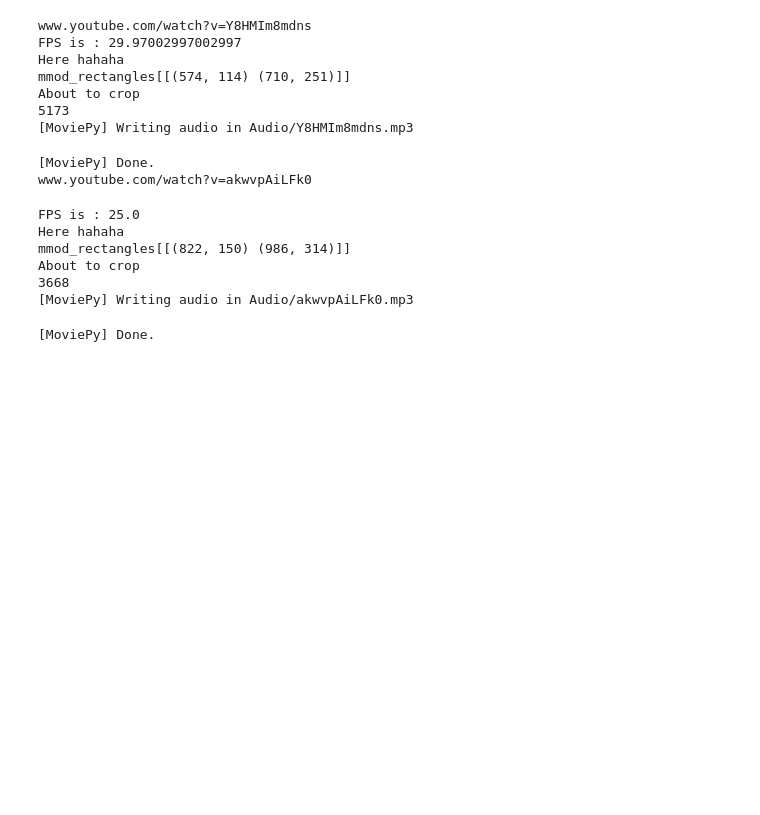
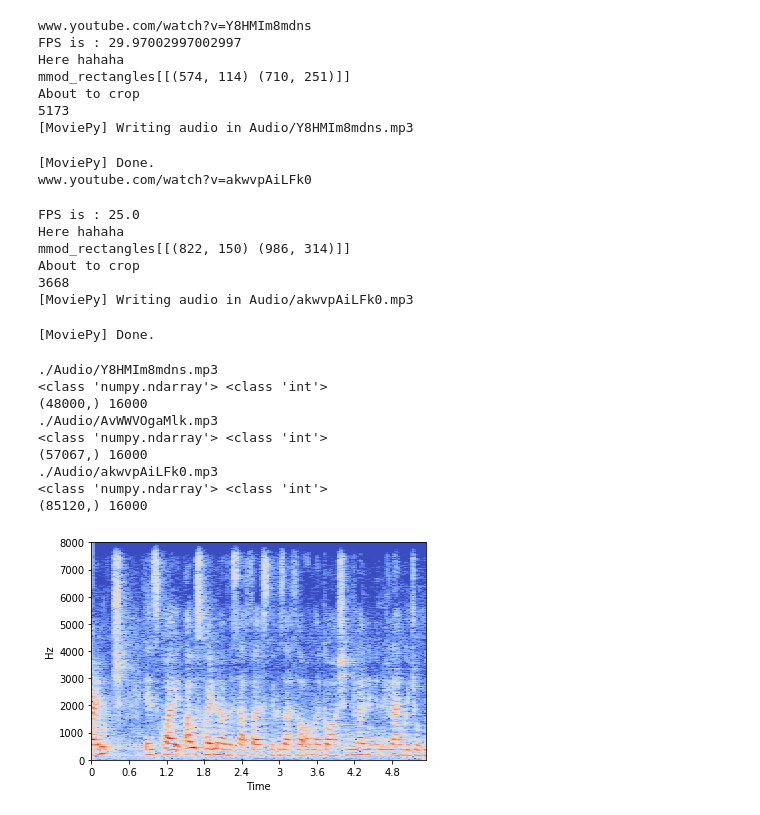
Before and after one commit to ashwinvaswani/Generative-Modelling-of-Images-from-Speech, a Jupyter notebook: src/TIP.ipynb, the cells around one changed output. Cells and saved outputs as stored; diff of their text form; code cells hidden in the pictures; blank space fills up the shorter version.

Commit message:
Audio augmentation remaining

```diff
--- a/src/TIP.ipynb
+++ b/src/TIP.ipynb
@@ -175,22 +231,36 @@ About to crop
 # %%
+shutil.rmtree('Spectograms')
+os.mkdir('Spectograms')
 for filename in os.listdir("./Audio"):
   audio_path = './Audio/' + filename
   x , sr = librosa.load(audio_path,sr = 16000)
   print(audio_path)
   print(type(x), type(sr))
   print(x.shape, sr)
   ipd.Audio(audio_path)
 
-  librosa.display.waveplot(x, sr=sr)
-  mfccs = librosa.feature.mfcc(x, sr=sr)
-  print(mfccs.shape)
-  librosa.display.specshow(mfccs, sr=sr, x_axis='time')
-  print()
+  # librosa.display.waveplot(x, sr=sr)
+  # mfccs = librosa.feature.mfcc(x, sr=sr)
+  # print(mfccs.shape)
+  # librosa.display.specshow(mfccs, sr=sr, x_axis='time')
+  # print()
 
 
-#   X = librosa.stft(x)
-#   Xdb = librosa.amplitude_to_db(abs(X))
-#   plt.figure(figsize=(14, 5))
-#   librosa.display.specshow(Xdb, sr=sr, x_axis='time', y_axis='hz')
-#   plt.colorbar()
-  break
+  X = librosa.stft(x)
+  Xdb = librosa.amplitude_to_db(abs(X))
+  fig = plt.Figure()
+  canvas = FigureCanvas(fig)
+  ax = fig.add_subplot(111)
+  p = librosa.display.specshow(Xdb, sr=sr, x_axis='time', y_axis='hz')
+  fig.savefig('./Spectograms/' + filename[:-4] + '.png')
+# %% [output]
+./Audio/Y8HMIm8mdns.mp3
+<class 'numpy.ndarray'> <class 'int'>
+(48000,) 16000
+./Audio/AvWWVOgaMlk.mp3
+<class 'numpy.ndarray'> <class 'int'>
+(57067,) 16000
+./Audio/akwvpAiLFk0.mp3
+<class 'numpy.ndarray'> <class 'int'>
+(85120,) 16000
+[figure, added]
```
Also changed, not shown: parts of 7 cells of this notebook.
